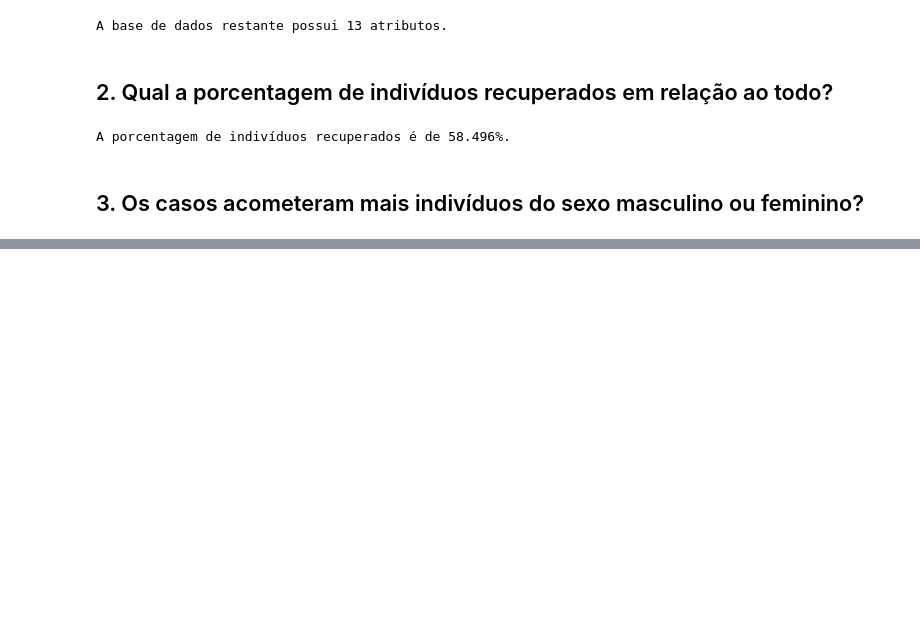
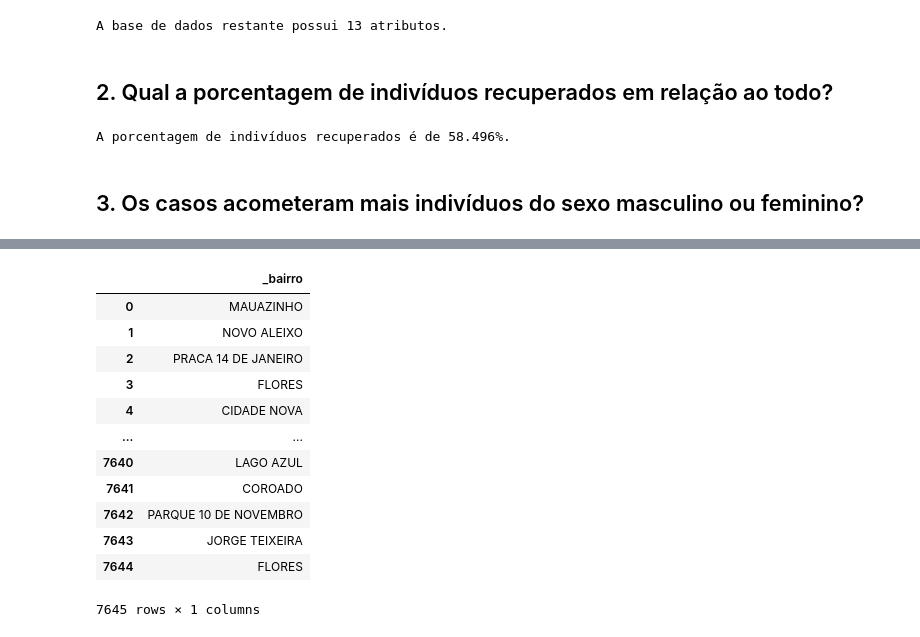
Before and after one commit to thiagos98/data-analysis-manaus, a Jupyter notebook: main.ipynb, the cells around one changed output, grey strips where cells are left out. Drawn from its saved outputs; the diff is of its cells as text; code cells hidden in the pictures; blank space fills up the shorter version.

```diff
--- a/main.ipynb
+++ b/main.ipynb
@@ -140,0 +255,16 @@ KeyError: False
+# %%
+df_neighborhoods_clean
+# %% [output]
+|  | _bairro |
+| 0 | MAUAZINHO |
+| 1 | NOVO ALEIXO |
+| 2 | PRACA 14 DE JANEIRO |
+| 3 | FLORES |
+| 4 | CIDADE NOVA |
+| ... | ... |
+| 7640 | LAGO AZUL |
+| 7641 | COROADO |
+| 7642 | PARQUE 10 DE NOVEMBRO |
+| 7643 | JORGE TEIXEIRA |
+| 7644 | FLORES |
+7645 rows × 1 columns
```
Also changed, not shown: parts of 16 cells of this notebook.
